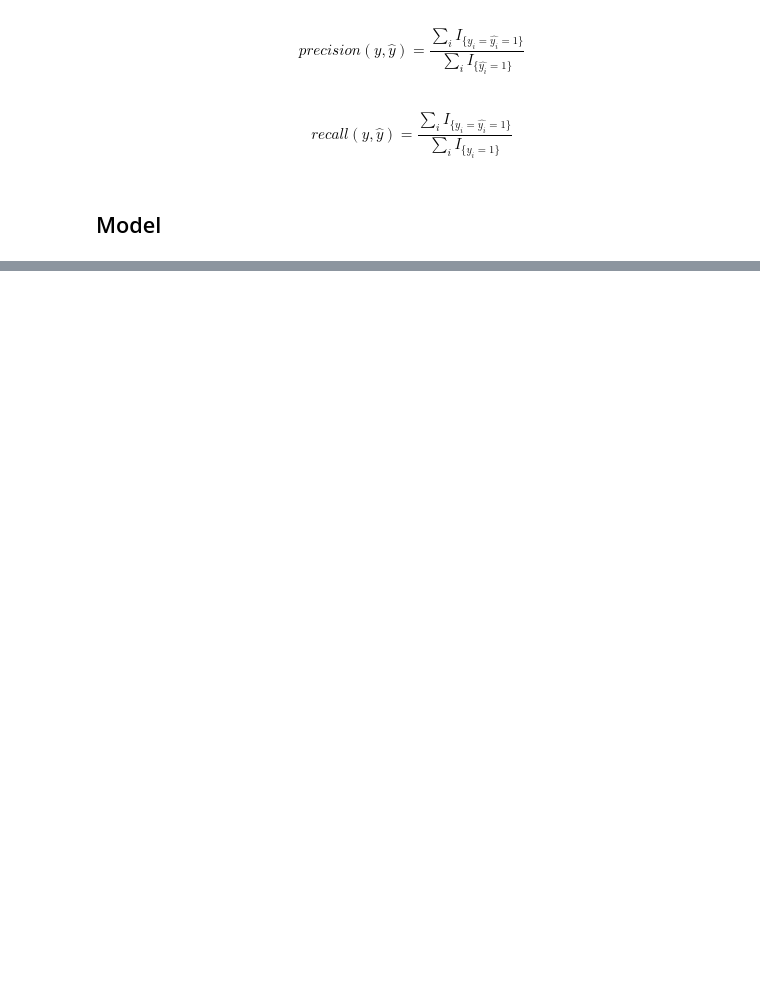
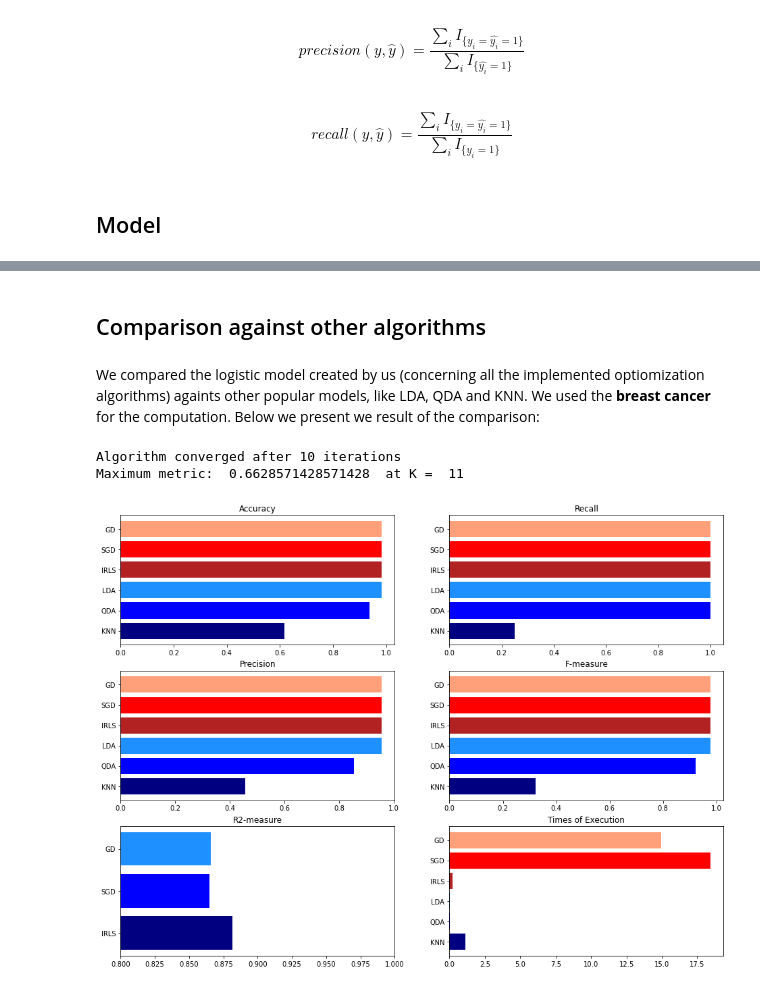
Before and after one commit to marneusz/AML_log_regression_optimization, a Jupyter notebook: report.ipynb, the cells around one changed output, grey strips where cells are left out. Saved outputs shown, nothing was run; the diff lists cells and outputs as text; code cells hidden in the pictures; blank space fills up the shorter version.

```diff
--- a/report.ipynb
+++ b/report.ipynb
@@ -48,0 +61,10 @@ $$recall(y,\hat{y}) = \frac{\sum_i I_{\big\{y_i=\hat{y_i}=1\big\} }}{\sum_i I_{\
+# %% [markdown]
+## Comparison against other algorithms
+# %% [markdown]
+We compared the logistic model created by us (concerning all the implemented optiomization algorithms) againts other popular models, like LDA, QDA and KNN. We used the **breast cancer** for the computation. Below we present we result of the comparison:
+# %%
+plot_algorithms_comparison()
+# %% [output]
+Algorithm converged after 10 iterations
+Maximum metric:  0.6628571428571428  at K =  11
+[figure, added]
```
Also changed, not shown: parts of 8 cells of this notebook, 1 other file.
